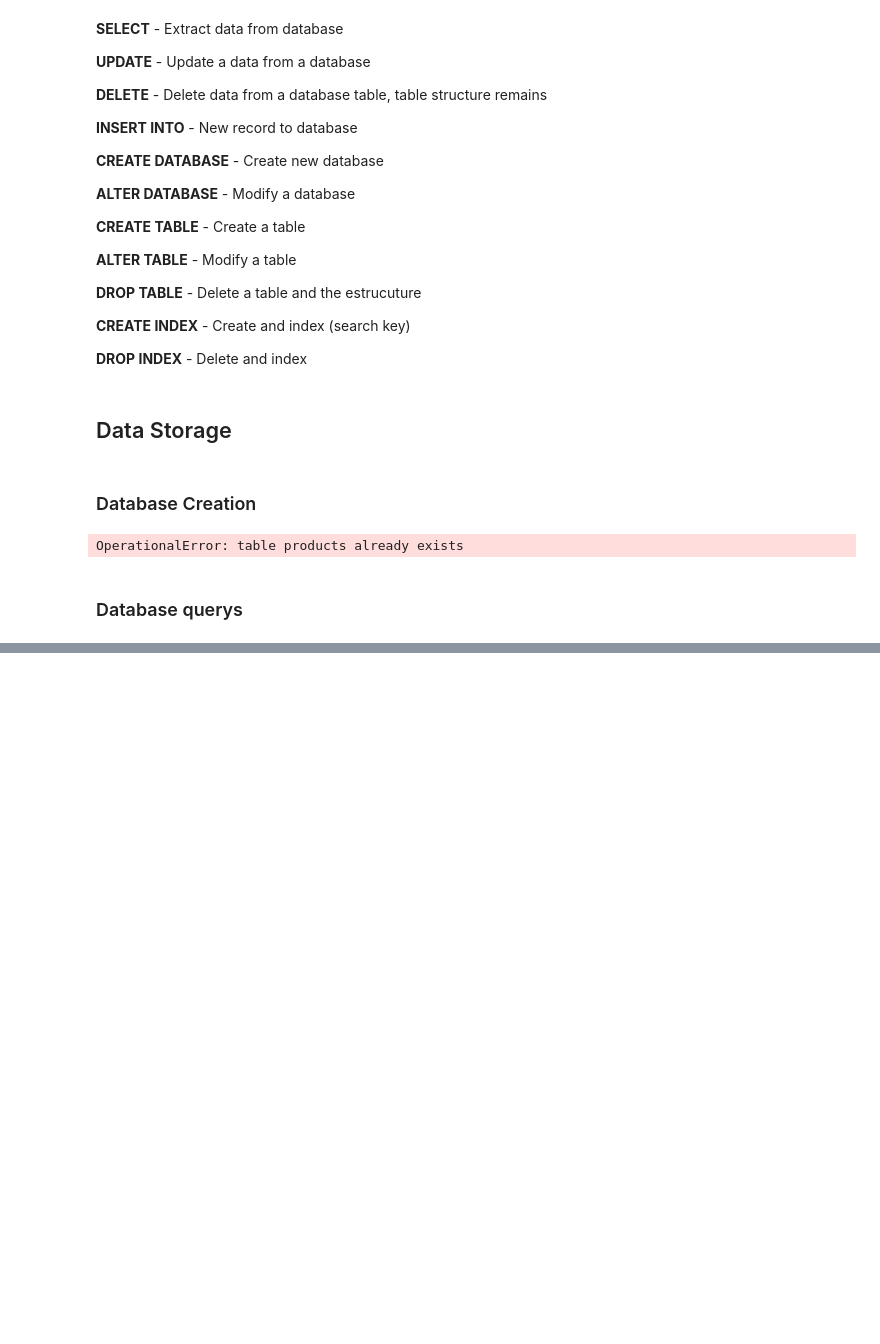
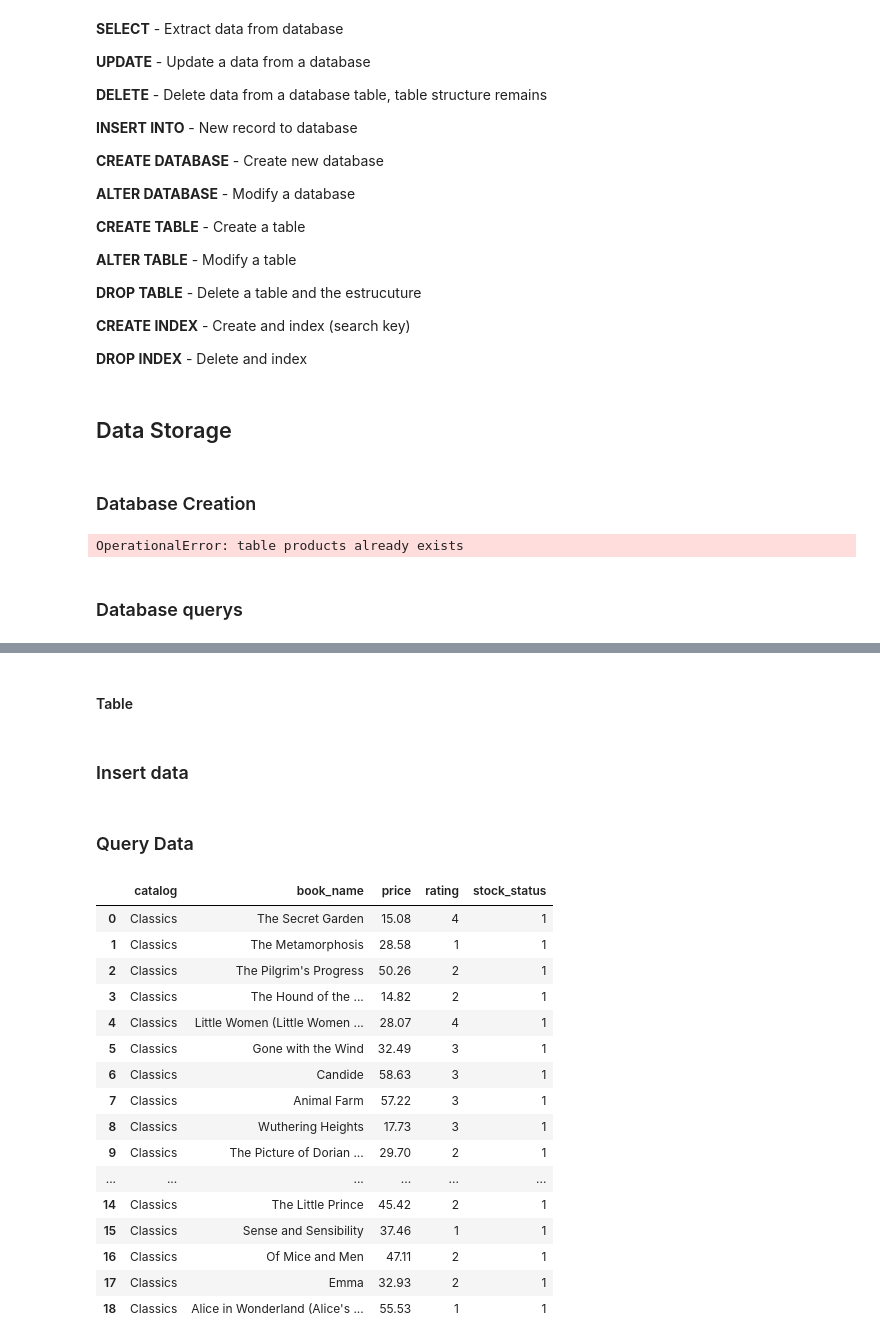
Before and after one commit to MarcosRMG/ds_ao_dev, a Jupyter notebook: notebooks/DS ao DEV.ipynb, the cells around one changed output, grey strips where cells are left out. Cells and saved outputs as stored; diff of their text form; code cells hidden in the pictures; blank space fills up the shorter version.

Commit message:
SQL querys

```diff
--- a/notebooks/DS ao DEV.ipynb
+++ b/notebooks/DS ao DEV.ipynb
@@ -1035,0 +1112,2 @@ df.head()
+# %% [markdown]
+#### Table
@@ -1035,0 +1127,5 @@ df.head()
+# %%
+# Crate an engine
+conn = create_engine('sqlite:///book_db.sqlite', echo=False)
+# %% [markdown]
+### Insert data
@@ -1035,0 +1135,27 @@ df.head()
+# %% [markdown]
+### Query Data
+# %%
+query = '''
+    SELECT *
+    FROM books
+    WHERE catalog = 'Classics'
+'''
+pd.read_sql(query, conn)
+# %% [output]
+|  | catalog | book_name | price | rating | stock_status |
+| 0 | Classics | The Secret Garden | 15.08 | 4 | 1 |
+| 1 | Classics | The Metamorphosis | 28.58 | 1 | 1 |
+| 2 | Classics | The Pilgrim's Progress | 50.26 | 2 | 1 |
+| 3 | Classics | The Hound of the ... | 14.82 | 2 | 1 |
+| 4 | Classics | Little Women (Little Women ... | 28.07 | 4 | 1 |
+| 5 | Classics | Gone with the Wind | 32.49 | 3 | 1 |
+| 6 | Classics | Candide | 58.63 | 3 | 1 |
+| 7 | Classics | Animal Farm | 57.22 | 3 | 1 |
+| 8 | Classics | Wuthering Heights | 17.73 | 3 | 1 |
+| 9 | Classics | The Picture of Dorian ... | 29.70 | 2 | 1 |
+| ... | ... | ... | ... | ... | ... |
+| 14 | Classics | The Little Prince | 45.42 | 2 | 1 |
+| 15 | Classics | Sense and Sensibility | 37.46 | 1 | 1 |
+| 16 | Classics | Of Mice and Men | 47.11 | 2 | 1 |
+| 17 | Classics | Emma | 32.93 | 2 | 1 |
+| 18 | Classics | Alice in Wonderland (Alice's ... | 55.53 | 1 | 1 |
```
Also changed, not shown: parts of 32 cells of this notebook, 1 other file.
